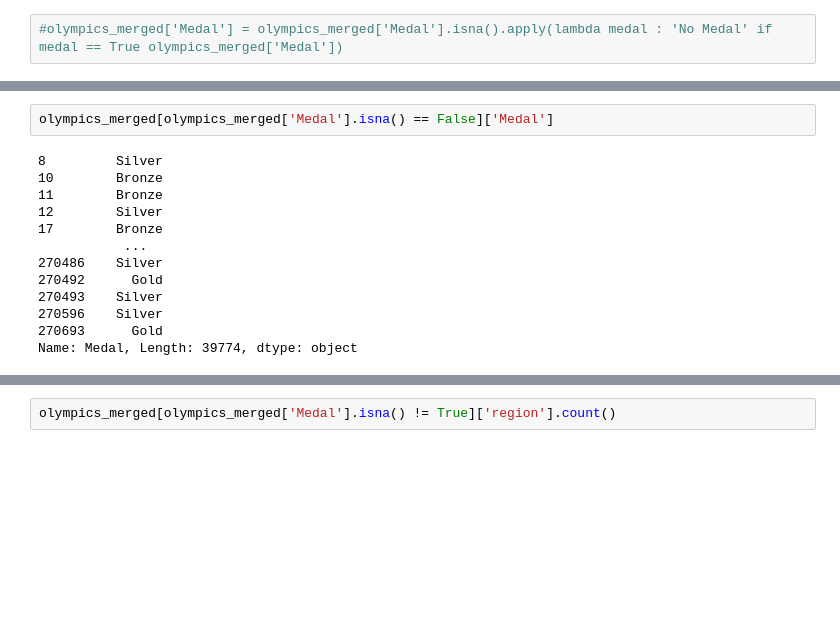
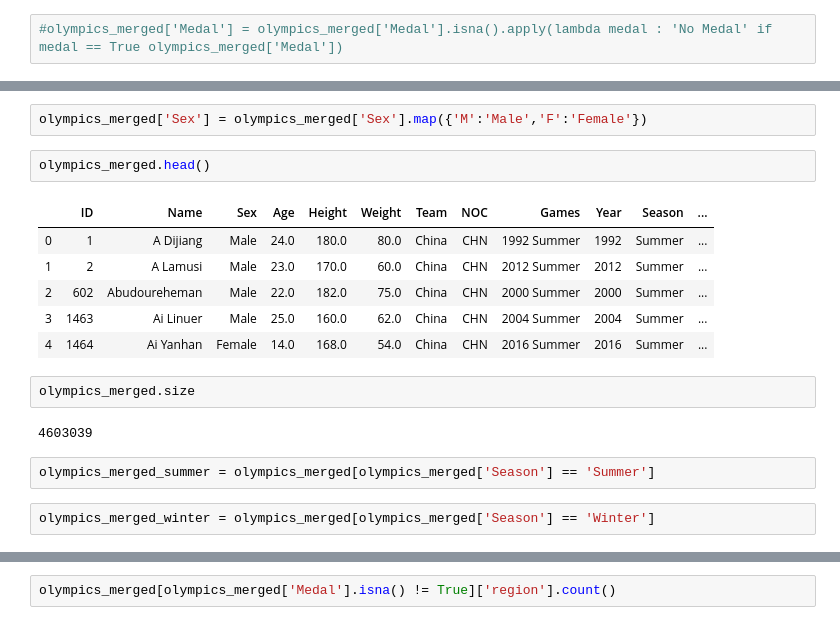
Before and after one commit to AbheeHub/Data-Analysis-Olympics-Data, a Jupyter notebook: 120-years-of-olympic-dataset/Analysis Notebook.ipynb, the cells around one changed output, grey strips where cells are left out. Cells and saved outputs as stored; diff of their text form; blank space fills up the shorter version.

```diff
--- a/120-years-of-olympic-dataset/Analysis Notebook.ipynb
+++ b/120-years-of-olympic-dataset/Analysis Notebook.ipynb
@@ -96,15 +76,19 @@ Name: Medal, Length: 39774, dtype: object
-# %%
-olympics_merged[olympics_merged['Medal'].isna() == False]['Medal']
-# %% [output]
-8         Silver
-10        Bronze
-11        Bronze
-12        Silver
-17        Bronze
-           ...
-270486    Silver
-270492      Gold
-270493    Silver
-270596    Silver
-270693      Gold
-Name: Medal, Length: 39774, dtype: object
+# %%
+olympics_merged['Sex'] = olympics_merged['Sex'].map({'M':'Male','F':'Female'})
+# %%
+olympics_merged.head()
+# %% [output]
+|  | ID | Name | Sex | Age | Height | Weight | Team | NOC | Games | Year | Season | ... |
+| 0 | 1 | A Dijiang | Male | 24.0 | 180.0 | 80.0 | China | CHN | 1992 Summer | 1992 | Summer | ... |
+| 1 | 2 | A Lamusi | Male | 23.0 | 170.0 | 60.0 | China | CHN | 2012 Summer | 2012 | Summer | ... |
+| 2 | 602 | Abudoureheman | Male | 22.0 | 182.0 | 75.0 | China | CHN | 2000 Summer | 2000 | Summer | ... |
+| 3 | 1463 | Ai Linuer | Male | 25.0 | 160.0 | 62.0 | China | CHN | 2004 Summer | 2004 | Summer | ... |
+| 4 | 1464 | Ai Yanhan | Female | 14.0 | 168.0 | 54.0 | China | CHN | 2016 Summer | 2016 | Summer | ... |
+# %%
+olympics_merged.size
+# %% [output]
+4603039
+# %%
+olympics_merged_summer = olympics_merged[olympics_merged['Season'] == 'Summer']
+# %%
+olympics_merged_winter = olympics_merged[olympics_merged['Season'] == 'Winter']
```
Also changed, not shown: parts of 24 cells of this notebook.
